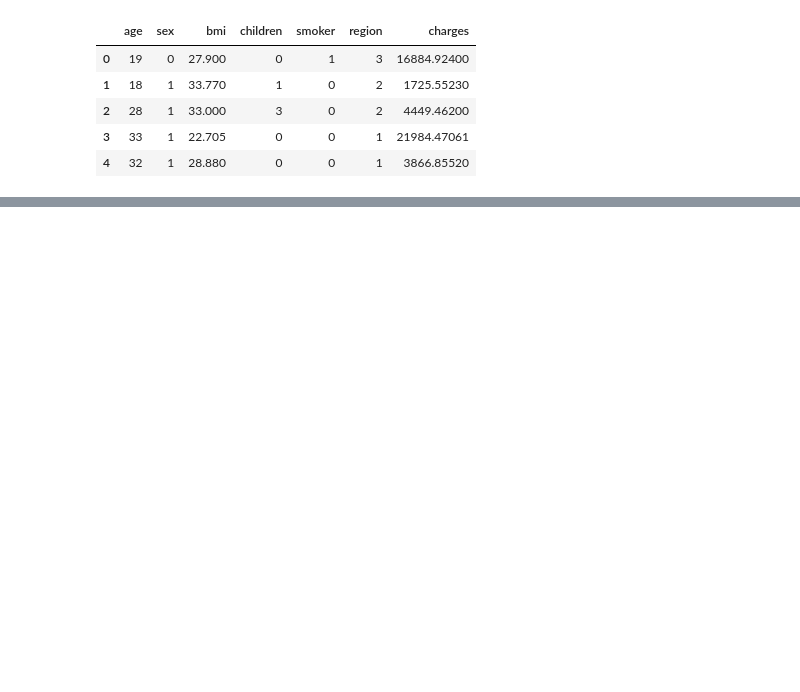
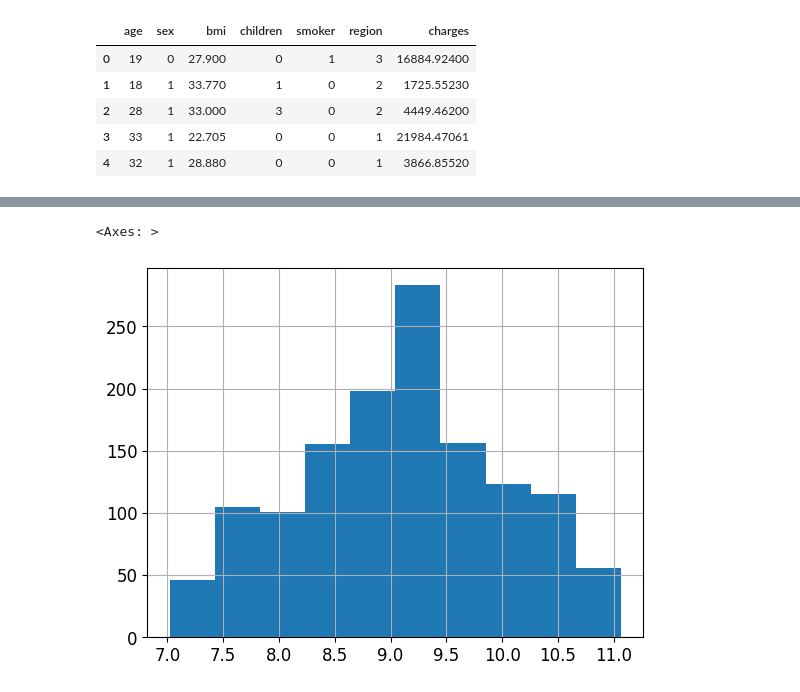
Before and after one commit to AnaPRodrigues/postech-ia, a Jupyter notebook: machile-learning/desafio/desafio_medical_expenses_insurance.ipynb, the cells around one changed output, grey strips where cells are left out. Saved outputs shown, nothing was run; the diff lists cells and outputs as text; code cells hidden in the pictures; blank space fills up the shorter version.

```diff
--- a/machile-learning/desafio/desafio_medical_expenses_insurance.ipynb
+++ b/machile-learning/desafio/desafio_medical_expenses_insurance.ipynb
@@ -134,3 +136,8 @@ y = df_insurance['charges']
+# %%
+y.hist()
+# %% [output]
+<Axes: >
+[figure, added]
 # %%
 # Separando as bases em treino e teste
 from sklearn.model_selection import train_test_split
```
Also changed, not shown: parts of 6 cells of this notebook.
